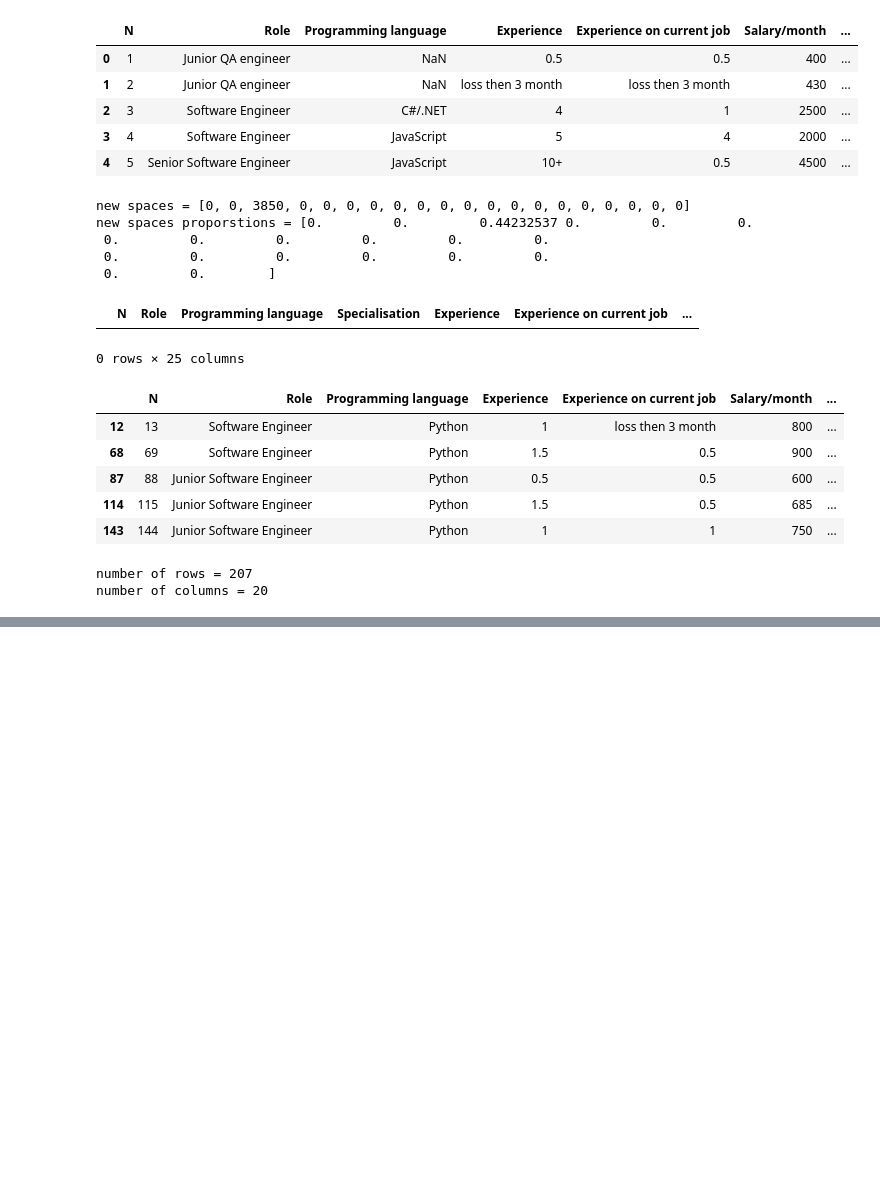
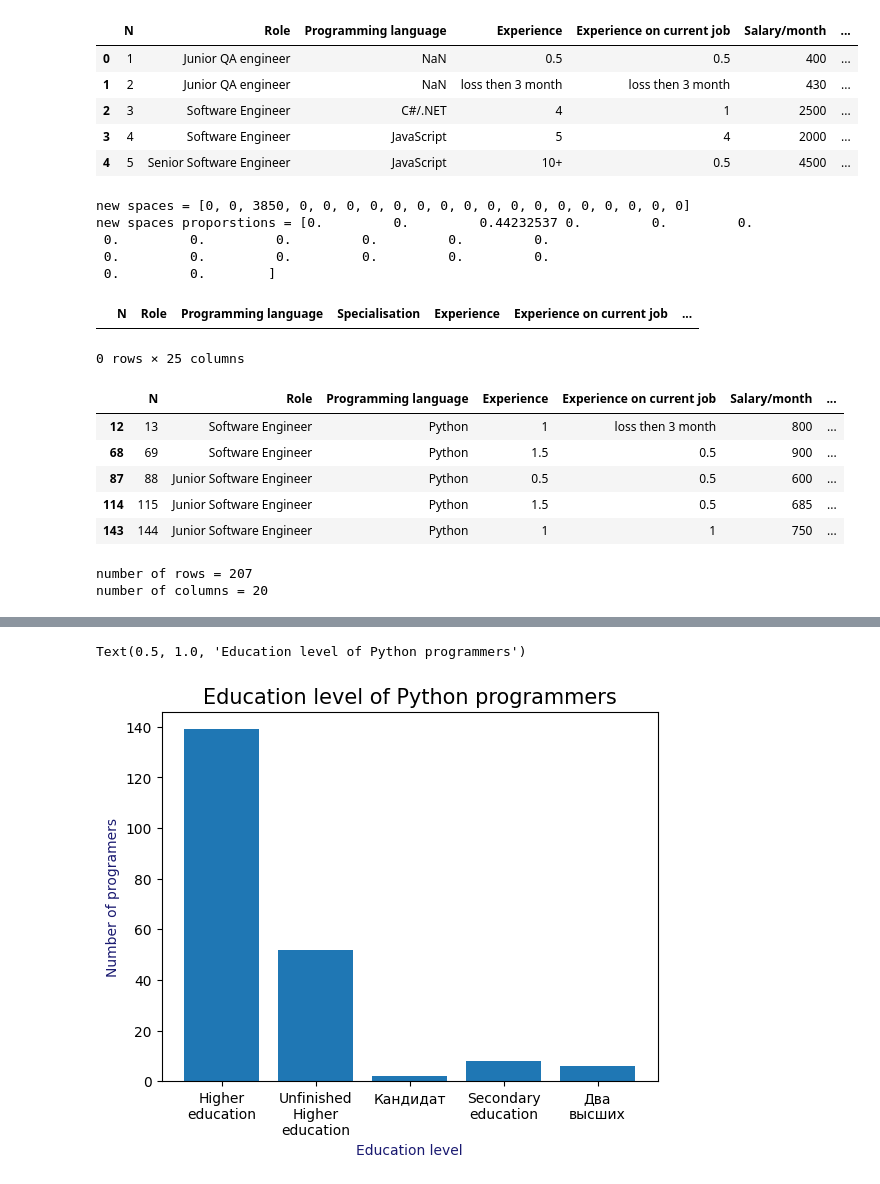
Before and after one commit to koc90/part_3_homework_2, a Jupyter notebook: Hw_2_2.ipynb, the cells around one changed output, grey strips where cells are left out. Drawn from its saved outputs; the diff is of its cells as text; code cells hidden in the pictures; blank space fills up the shorter version.

```diff
--- a/Hw_2_2.ipynb
+++ b/Hw_2_2.ipynb
@@ -160,0 +198,21 @@ python_data_grouped_by_role.to_csv("Python_data.csv")
+# %%
+education_dict = {}
+
+for item in python_data["Education"]:
+    item = item.replace(" ", "\n")
+    if item in education_dict.keys():
+        education_dict[item] += 1
+    else:
+        education_dict[item] = 1
+
+plt.bar(
+    list(education_dict.keys()),
+    list(education_dict.values()),
+)
+
+plt.xlabel("Education level", fontsize=10, color="midnightblue")
+plt.ylabel("Number of programers", fontsize=10, color="midnightblue")
+plt.title("Education level of Python programmers", fontsize=15)
+# %% [output]
+Text(0.5, 1.0, 'Education level of Python programmers')
+[figure, added]
```
Also changed, not shown: parts of 8 cells of this notebook, 3 other files.
